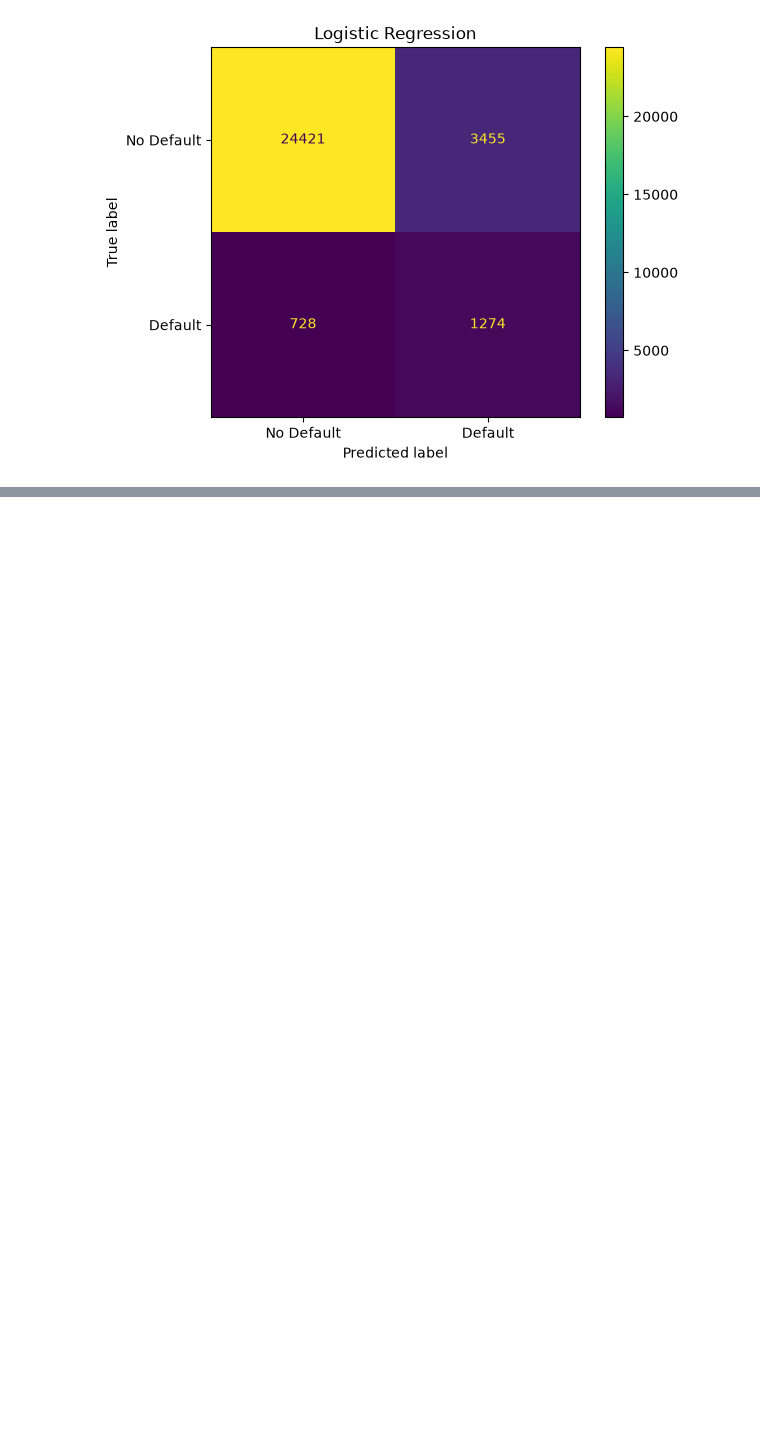
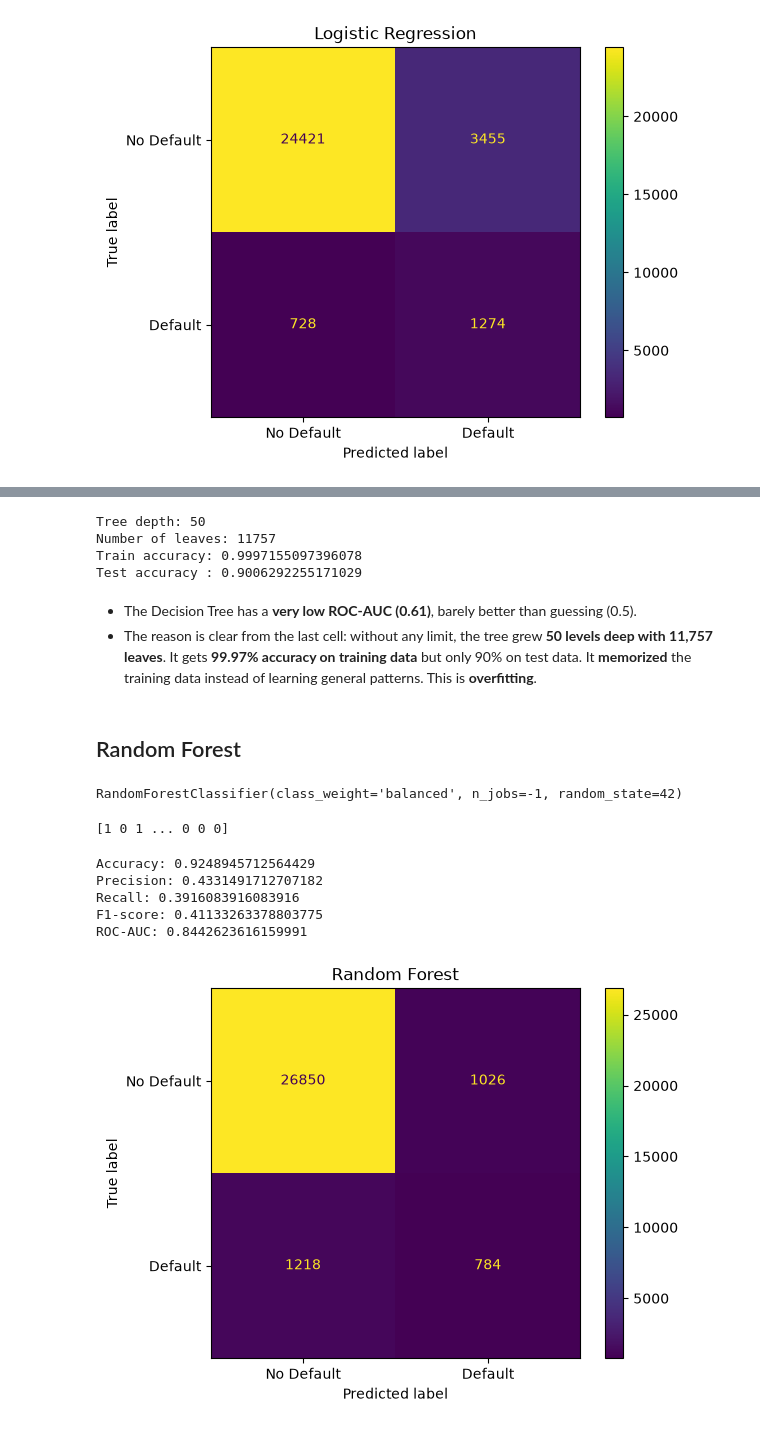
Before and after one commit to mrpaul-10/CodeAlpha_CreditScoringModel, a Jupyter notebook: notebook/Credit_Scoring_Notebook.ipynb, the cells around one changed output, grey strips where cells are left out. Drawn from its saved outputs; the diff is of its cells as text; code cells hidden in the pictures; blank space fills up the shorter version.

```diff
--- a/notebook/Credit_Scoring_Notebook.ipynb
+++ b/notebook/Credit_Scoring_Notebook.ipynb
@@ -513,0 +567,63 @@ plt.show()
+# %%
+# how deep did the tree grow?
+print("Tree depth:", dtree.get_depth())
+print("Number of leaves:", dtree.get_n_leaves())
+print("Train accuracy:", accuracy_score(y_train, dtree.predict(X_train)))
+print("Test accuracy :", accuracy_dt)
+# %% [output]
+Tree depth: 50
+Number of leaves: 11757
+Train accuracy: 0.9997155097396078
+Test accuracy : 0.9006292255171029
+# %% [markdown]
+- The Decision Tree has a **very low ROC-AUC (0.61)**, barely better than guessing (0.5).
+- The reason is clear from the last cell: without any limit, the tree grew **50 levels deep with 11,757 leaves**. It gets **99.97% accuracy on training data** but only 90% on test data. It **memorized** the training data instead of learning general patterns. This is **overfitting**.
+# %% [markdown]
+## Random Forest
+# %%
+from sklearn.ensemble import RandomForestClassifier
+
+rf = RandomForestClassifier(n_estimators=100, class_weight='balanced', random_state=42, n_jobs=-1)
+rf.fit(X_train, y_train)
+# %% [output]
+RandomForestClassifier(class_weight='balanced', n_jobs=-1, random_state=42)
+# %%
+y_pred_rf = rf.predict(X_test)
+y_prob_rf = rf.predict_proba(X_test)[:, 1]
+print(y_pred_rf)
+# %% [output]
+[1 0 1 ... 0 0 0]
+# %%
+# Calculate accuracy
+accuracy_rf = accuracy_score(y_test, y_pred_rf)
+print("Accuracy:", accuracy_rf)
+
+# Calculate precision
+precision_rf = precision_score(y_test, y_pred_rf)
+print("Precision:", precision_rf)
+
+# Calculate recall (sensitivity)
+recall_rf = recall_score(y_test, y_pred_rf)
+print("Recall:", recall_rf)
+
+# Calculate F1-score
+f1_rf = f1_score(y_test, y_pred_rf)
+print("F1-score:", f1_rf)
+
+# Calculate ROC-AUC
+roc_auc_rf = roc_auc_score(y_test, y_prob_rf)
+print("ROC-AUC:", roc_auc_rf)
+# %% [output]
+Accuracy: 0.9248945712564429
+Precision: 0.4331491712707182
+Recall: 0.3916083916083916
+F1-score: 0.41133263378803775
+ROC-AUC: 0.8442623616159991
+# %%
+confusion_matrix = metrics.confusion_matrix(y_test, y_pred_rf)
+cm_display = metrics.ConfusionMatrixDisplay(confusion_matrix=confusion_matrix, display_labels=['No Default', 'Default'])
+cm_display.plot()
+plt.title('Random Forest')
+plt.show()
+# %% [output]
+[figure, added]
```
Also changed, not shown: parts of 7 cells of this notebook.
